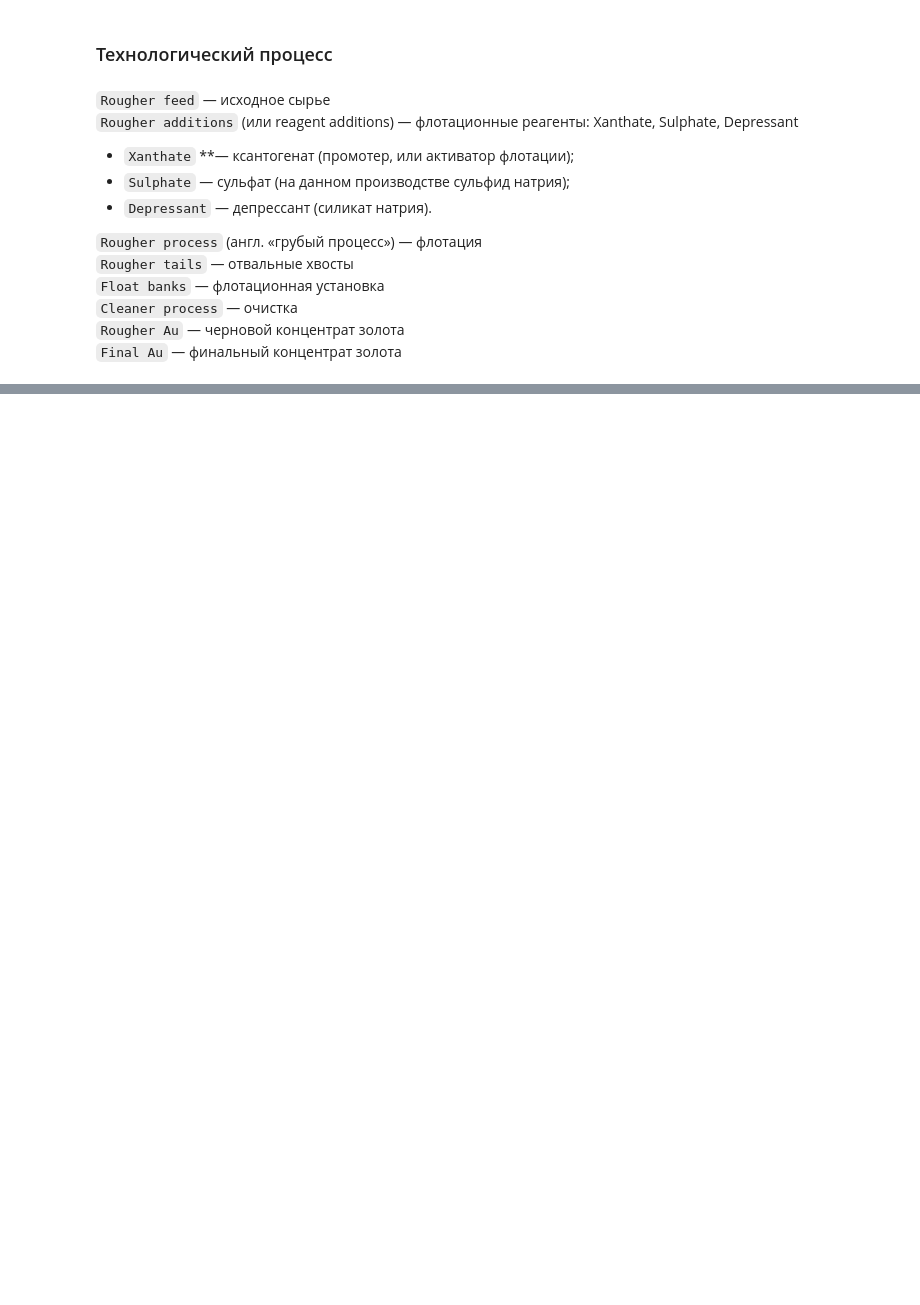
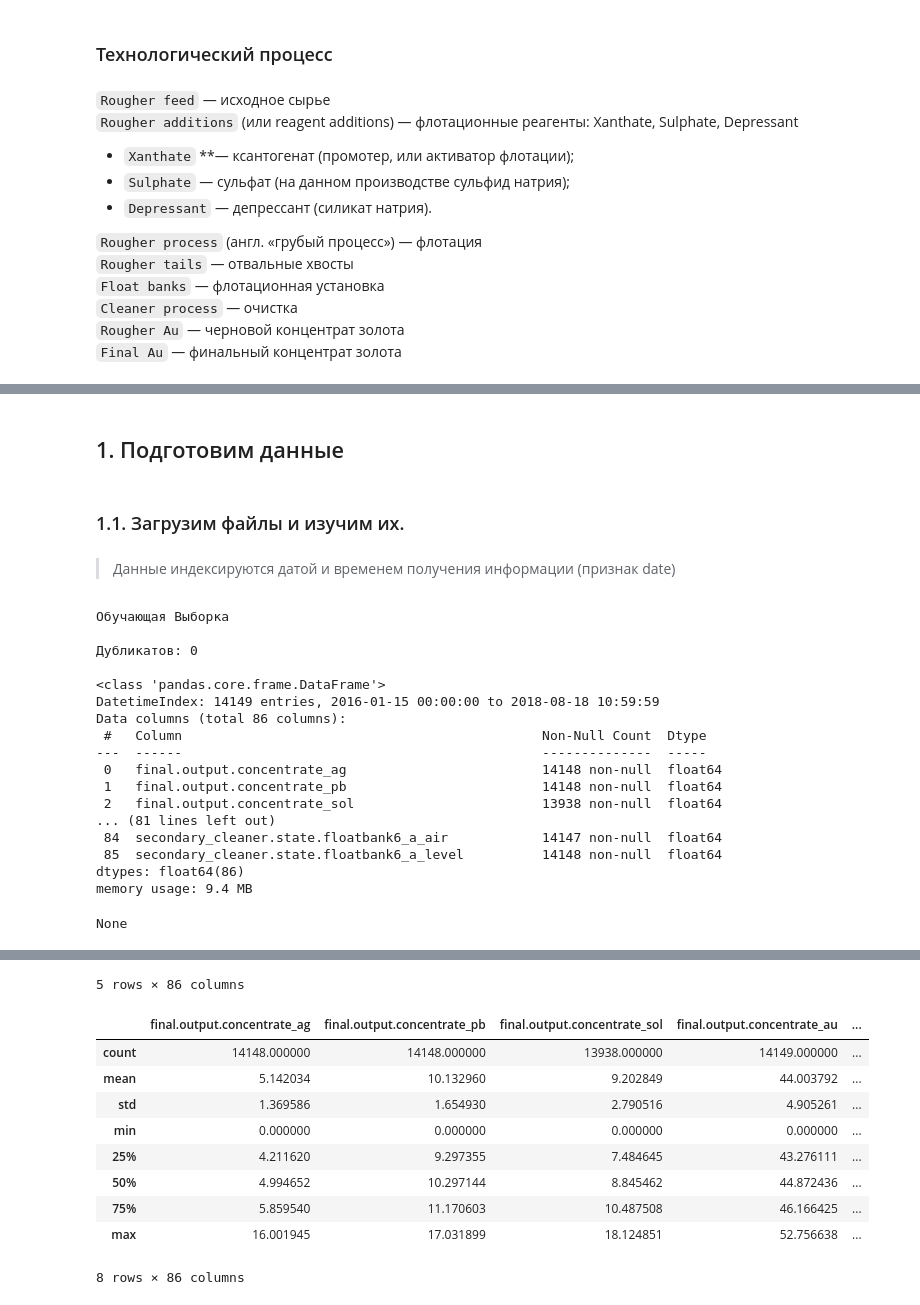
Before and after one commit to zabelin-ds/practicum, a Jupyter notebook: 09_project/09_project.ipynb, the cells around one changed output, grey strips where cells are left out. Drawn from its saved outputs; the diff is of its cells as text; code cells hidden in the pictures; blank space fills up the shorter version.

Commit message:
just load data 09_project

```diff
--- a/09_project/09_project.ipynb
+++ b/09_project/09_project.ipynb
@@ -19,0 +153,60 @@
+# %% [markdown]
+## 1. Подготовим данные
+# %% [markdown]
+### 1.1. Загрузим файлы и изучим их.
+# %% [markdown]
+> Данные индексируются датой и временем получения информации (признак date)
+# %%
+try:
+    gold_recovery_train = pd.read_csv(
+        './datasets/gold_recovery_train_new.csv',
+        index_col='date',
+    )
+    gold_recovery_test = pd.read_csv(
+        './datasets/gold_recovery_test_new.csv',
+        index_col='date',
+    )
+    gold_recovery_full = pd.read_csv(
+        './datasets/gold_recovery_full_new.csv',
+        index_col='date',
+    )
+
+except FileNotFoundError:
+    gold_recovery_train = pd.read_csv(
+        'https://code.s3.yandex.net/datasets/gold_recovery_train_new.csv',
+        index_col='date',
+    )
+    gold_recovery_test = pd.read_csv(
+        'https://code.s3.yandex.net/datasets/gold_recovery_test_new.csv',
+        index_col='date',
+    )
+    gold_recovery_full = pd.read_csv(
+        'https://code.s3.yandex.net/datasets/gold_recovery_full_new.csv',
+        index_col='date',
+    )
+    print('FYI datasets loaded via url')
+# %%
+gold_recovery_train.index = pd.to_datetime(gold_recovery_train.index)
+gold_recovery_test.index = pd.to_datetime(gold_recovery_test.index)
+gold_recovery_full.index = pd.to_datetime(gold_recovery_full.index)
+# %%
+baisic_df_info(gold_recovery_train, 'Обучающая Выборка')
+# %% [output]
+Обучающая Выборка
+
+Дубликатов: 0
+
+<class 'pandas.core.frame.DataFrame'>
+DatetimeIndex: 14149 entries, 2016-01-15 00:00:00 to 2018-08-18 10:59:59
+Data columns (total 86 columns):
+ #   Column                                              Non-Null Count  Dtype
+---  ------                                              --------------  -----
+ 0   final.output.concentrate_ag                         14148 non-null  float64
+ 1   final.output.concentrate_pb                         14148 non-null  float64
+ 2   final.output.concentrate_sol                        13938 non-null  float64
+... (81 lines left out)
+ 84  secondary_cleaner.state.floatbank6_a_air            14147 non-null  float64
+ 85  secondary_cleaner.state.floatbank6_a_level          14148 non-null  float64
+dtypes: float64(86)
+memory usage: 9.4 MB
+None
@@ -19,0 +220,11 @@
+5 rows × 86 columns
+|  | final.output.concentrate_ag | final.output.concentrate_pb | final.output.concentrate_sol | final.output.concentrate_au | ... |
+| count | 14148.000000 | 14148.000000 | 13938.000000 | 14149.000000 | ... |
+| mean | 5.142034 | 10.132960 | 9.202849 | 44.003792 | ... |
+| std | 1.369586 | 1.654930 | 2.790516 | 4.905261 | ... |
+| min | 0.000000 | 0.000000 | 0.000000 | 0.000000 | ... |
+| 25% | 4.211620 | 9.297355 | 7.484645 | 43.276111 | ... |
+| 50% | 4.994652 | 10.297144 | 8.845462 | 44.872436 | ... |
+| 75% | 5.859540 | 11.170603 | 10.487508 | 46.166425 | ... |
+| max | 16.001945 | 17.031899 | 18.124851 | 52.756638 | ... |
+8 rows × 86 columns
```
Also changed, not shown: parts of 25 cells of this notebook, 3 other files.
